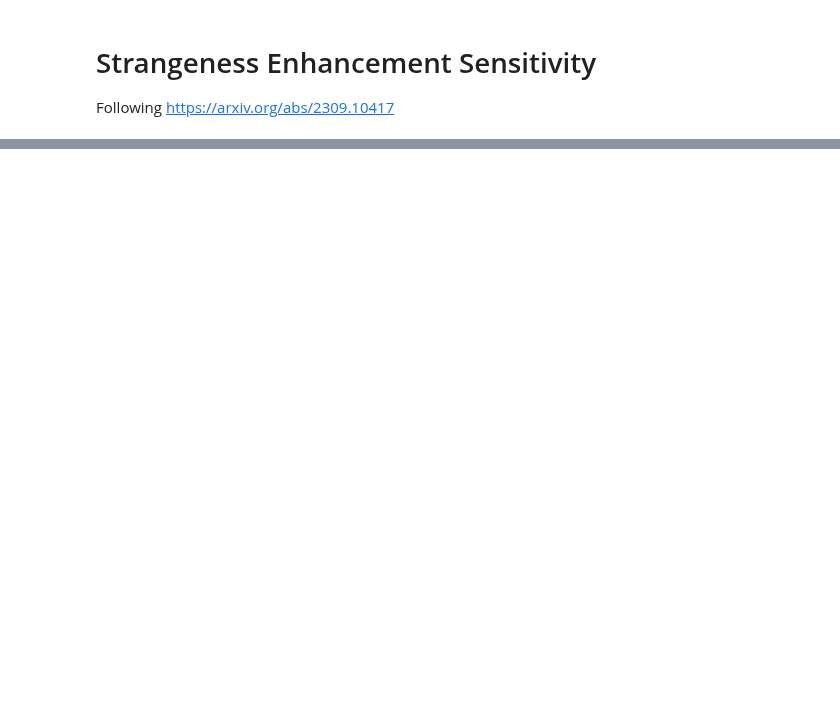
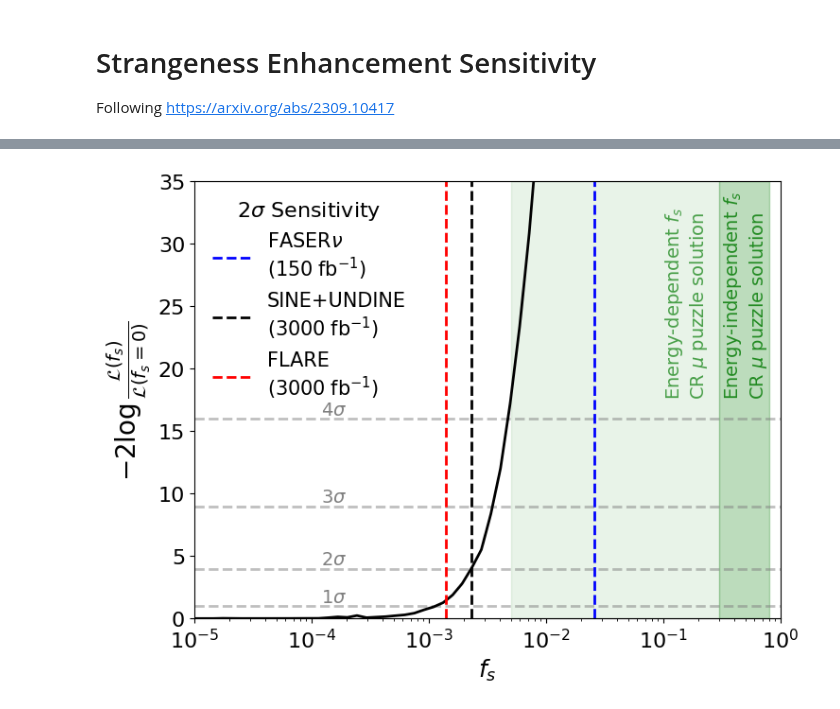
Before and after one commit to nickkamp1/Lake_Geneva_Neutrinos, a Jupyter notebook: SIREN_Analysis.ipynb, the cells around one changed output, grey strips where cells are left out. Cells and saved outputs as stored; diff of their text form; code cells hidden in the pictures; blank space fills up the shorter version.

```diff
--- a/SIREN_Analysis.ipynb
+++ b/SIREN_Analysis.ipynb
@@ -53,5 +53,5 @@ num_UNDINE = 5
 
 yearly_factor = 250./3000. # 250 fb^-1 per year / 3 ab^-1 total
 
-UNDINE_electron_ebins = np.logspace(1,4,15)
-UNDINE_muon_ebins = np.logspace(1,4,9)
+UNDINE_electron_ebins = np.logspace(1.1,4.1,15)
+UNDINE_muon_ebins = np.logspace(1.1,4.1,9)
@@ -1026,20 +1085,54 @@ def profile_llh(f_s,observation="null"):
     #print(np.all(res.x==np.zeros_like(res.x)))
     return res.fun
 
-f_s_range = np.logspace(-4,-2,50)
-llh_null = -73.0265022681658#-profile_llh(0)
-llh_range = [-2*(-profile_llh(f_s) + llh_null) for f_s in f_s_range]
+f_s_range = np.logspace(-5,-1,50)
+llh_null = profile_llh(0)
+TS_range = [-2*(-profile_llh(f_s) + llh_null) for f_s in f_s_range]
 # %%
-plt.plot(f_s_range,llh_range)
+xmin=f_s_range[0]
+xmax = 1
+TS_range = np.array(TS_range)
+
+plt.ylim(0,35)
+for sigma in [1,2,3,4]:
+    val = chi2.isf(2*norm.sf(sigma),1)
+    plt.plot([xmin,xmax],[val,val],color="grey",ls="--",alpha=0.5)
+    plt.text(1.2e-4,val+0.3,r"$%d\sigma$"%sigma,fontsize=14,color="grey")
+
+# plot other constraints
+
+# preferred region from cosmic muon puzzle
+plt.gca().axvspan(0.3,0.8,color="forestgreen",alpha=0.3)
+plt.text(0.32,18,r"Energy-independent $f_s$"+"\n"+r"CR $\mu$ puzzle solution",rotation=90,fontsize=14,color="forestgreen")
+plt.gca().axvspan(0.005,0.3,color="forestgreen",alpha=0.1)
+plt.text(0.1,18,r"Energy-dependent $f_s$"+"\n"+r"CR $\mu$ puzzle solution",rotation=90,fontsize=14,color="forestgreen",alpha=0.8)
+
+# FASERnu constraint (2 sigma)
+plt.gca().axvline(0.013*2,color="blue",ls="--",label=r"FASER$\nu$"+"\n"+r"($150\;{\rm fb}^{-1}$)")
+
+# our constraint (2 sigma)
+TS_interp = interp1d(f_s_range[TS_range<25],TS_range[TS_range<25],fill_value="extrapolate")
+f_s_range_interp = np.logspace(np.log10(f_s_range[0]),np.log10(f_s_range[-1]),50)
+TS_range_interp = TS_interp(f_s_range_interp)
+plt.plot(f_s_range,TS_interp(f_s_range),color="black")
+critical_val_2sigma = chi2.isf(2*norm.sf(2),1) # 2 sigma value
+f_s_2sigma = f_s_range_interp[np.argmin(np.abs(TS_range_interp-critical_val_2sigma))]
+plt.gca().axvline(f_s_2sigma,color="black",ls="--",label="SINE+UNDINE\n"+r"($%d\;{\rm fb}^{-1})$"%(3000*exposure_factor))
+
+
+# FLARE constraint (2 sigma)
+plt.gca().axvline(0.0014,color="red",ls="--",label=r"FLARE"+"\n"+r"($3000\;{\rm fb}^{-1}$)")
+
+
+plt.ylabel(r"$-2\log \frac{\mathcal{L}(f_s)}{ \mathcal{L}(f_s=0)}$",fontsize=20)
+plt.xlabel(r"$f_s$")
 plt.semilogx()
-plt.xlim(1e-4,1e-2)
-plt.ylim(0,10)
-for sigma in [1,2,3]:
-    val = chi2.isf(2*norm.sf(sigma),1)
-    plt.plot([1e-4,1e-2],[val,val],color="black",ls="--",alpha=0.5)
-    plt.text(2e-4,val+0.2,r"$%d\sigma$"%sigma,fontsize=14)
-plt.ylabel(r"$-2(\log \mathcal{L}(f_s) - \log \mathcal{L}(f_s=0)$")
-plt.xlabel(r"$f_s$")
+plt.legend(title=r"$2\sigma$ Sensitivity",title_fontsize=16,fontsize=15)
+plt.xlim(xmin,xmax)
+plt.savefig("Figures/SIREN/StrangenessEnhancement_sensitivity.pdf",dpi=100)
+plt.show()
+# %% [output]
+[figure, added]
 # %%
 
 
```
Also changed, not shown: parts of 16 cells of this notebook, 2 other files.
